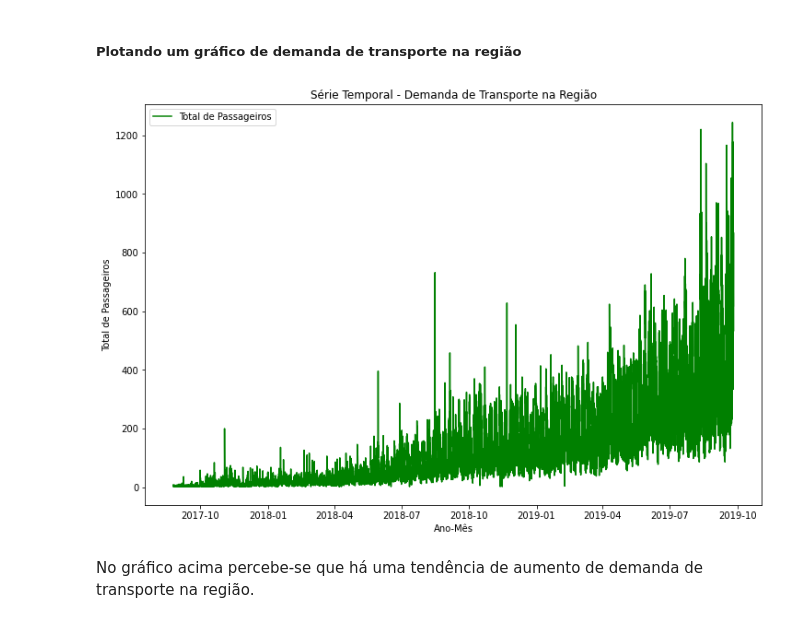
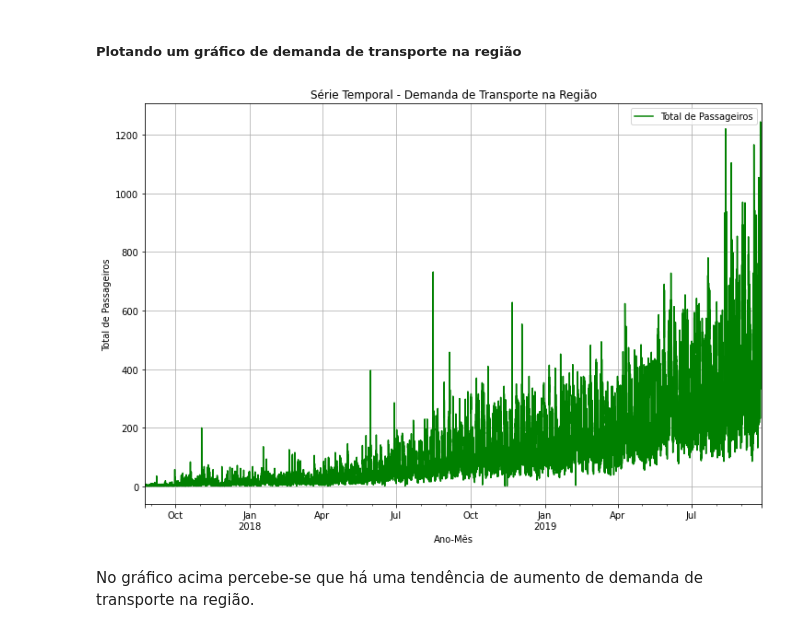
Before and after one commit to RicardoPaganini/HappyMoonVC, a Jupyter notebook: Happy-Moon-VC.ipynb, the cells around one changed output. Drawn from its saved outputs; the diff is of its cells as text; code cells hidden in the pictures.

```diff
--- a/Happy-Moon-VC.ipynb
+++ b/Happy-Moon-VC.ipynb
@@ -106,3 +109,6 @@ df3_teste.head(3)
+# %%
+df3_teste = df3_teste.drop(columns='ID')
+df3_treino = df3_treino.drop(columns='ID')
 # %% [markdown]
 ## 3.0.1 -  Trabalhando com o Dataset de Treino
 # %% [markdown]
@@ -133,13 +139,13 @@ df3_treino.index = df3_treino['Datetime']
 # %%
 plt.figure(figsize=(12,8))
 plt.title('Série Temporal - Demanda de Transporte na Região')
-plt.plot(df3_treino.Count, label = 'Total de Passageiros', color = 'green')
+df3_treino.Count.plot(label = 'Total de Passageiros', color = 'green',grid=True )
 plt.xlabel('Ano-Mês')
 plt.ylabel('Total de Passageiros')
 plt.legend(loc='best')
 plt.show();
 # %% [output]
-[figure, old version]
+[figure, new version]
 # %% [markdown]
 No gráfico acima percebe-se que há uma tendência de aumento de demanda de transporte na região.
 # %% [markdown]
```
Also changed, not shown: parts of 22 cells of this notebook.
